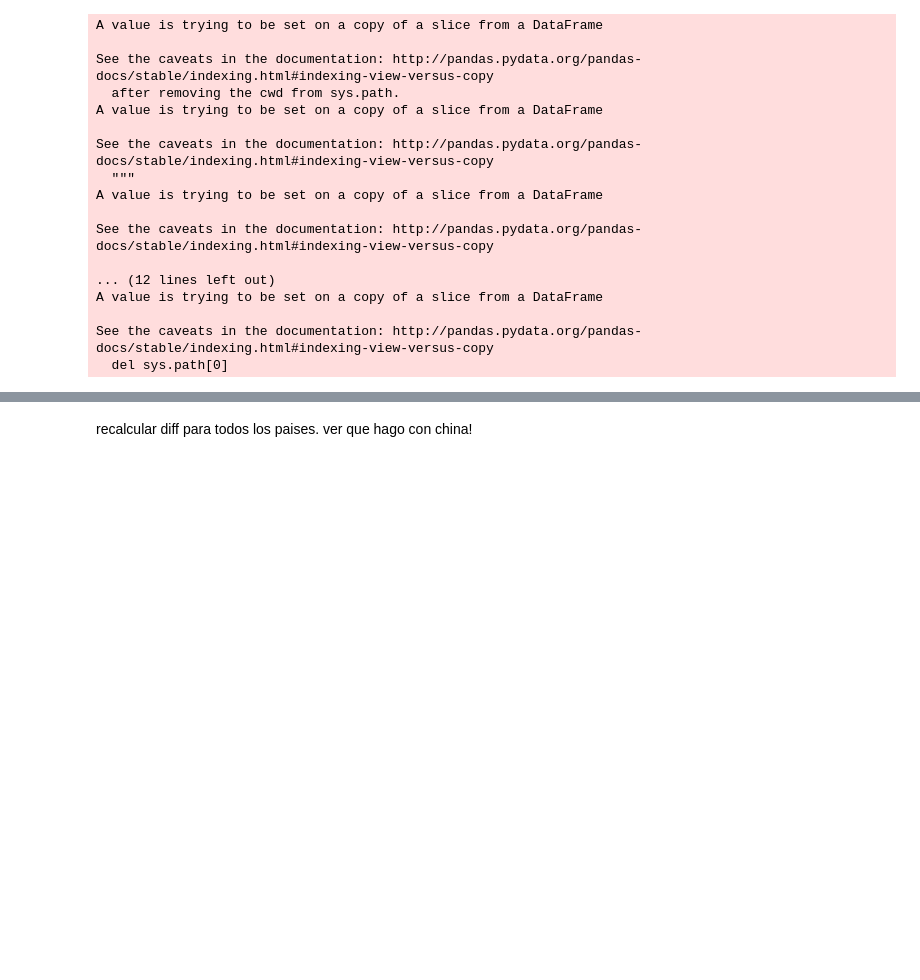
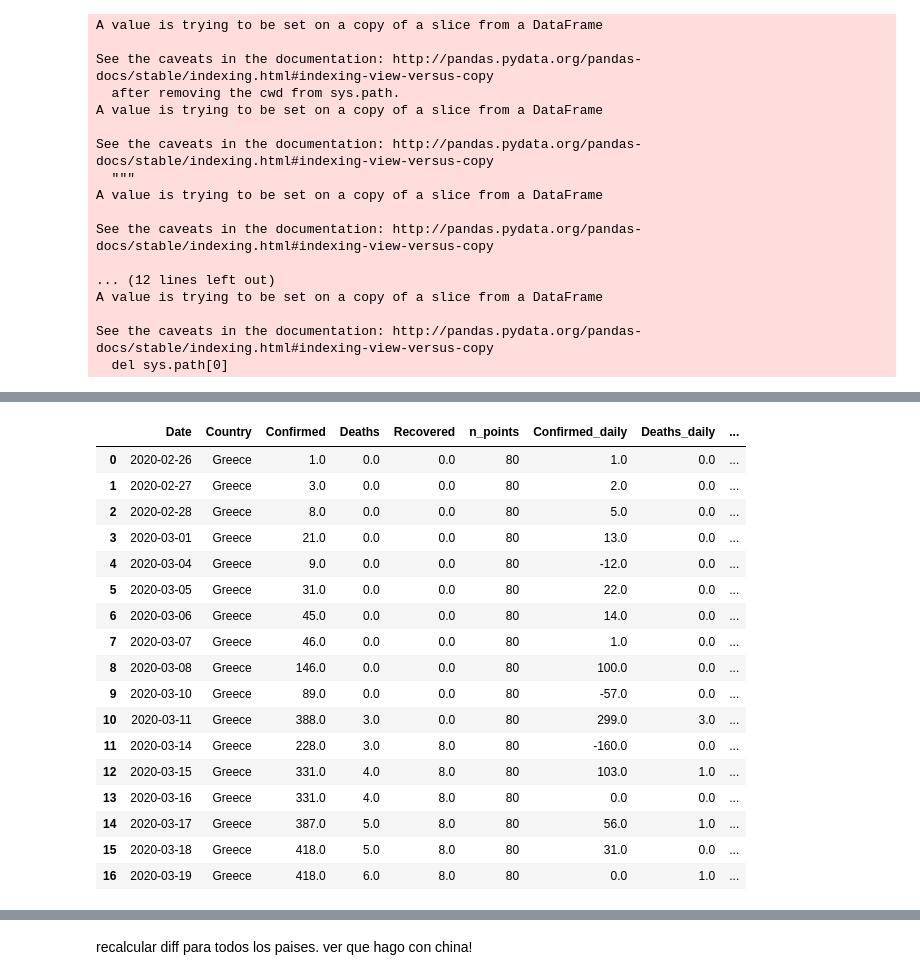
Before and after one commit to cnegrelli/COVID_19, a Jupyter notebook: csse_covid_19_data/csse_covid_19_daily_reports/COVID-19.ipynb, the cells around one changed output, grey strips where cells are left out. Cells and saved outputs as stored; diff of their text form; code cells hidden in the pictures; blank space fills up the shorter version.

Commit message:
Daily cases cleaned for countries starting with G

```diff
--- a/csse_covid_19_data/csse_covid_19_daily_reports/COVID-19.ipynb
+++ b/csse_covid_19_data/csse_covid_19_daily_reports/COVID-19.ipynb
@@ -2119,0 +2129,2 @@ See the caveats in the documentation: http://pandas.pydata.org/pandas-docs/stabl
+# %%
+d['Gabon'] = start_row(d['Gabon'],1)
@@ -2119,0 +2164,2 @@ See the caveats in the documentation: http://pandas.pydata.org/pandas-docs/stabl
+# %%
+d['Georgia'] = clean_row(d['Georgia'],[6,7])
@@ -2119,0 +2198,3 @@ See the caveats in the documentation: http://pandas.pydata.org/pandas-docs/stabl
+# %%
+d['Germany'] = clean_row(d['Germany'],[28])
+d['Germany'] = start_row(d['Germany'],13)
@@ -2119,0 +2231,2 @@ See the caveats in the documentation: http://pandas.pydata.org/pandas-docs/stabl
+# %%
+d['Ghana'] = clean_row(d['Ghana'],[3])
@@ -2119,0 +2245,21 @@ See the caveats in the documentation: http://pandas.pydata.org/pandas-docs/stabl
+# %%
+d['Greece'].head(17)
+# %% [output]
+|  | Date | Country | Confirmed | Deaths | Recovered | n_points | Confirmed_daily | Deaths_daily | ... |
+| 0 | 2020-02-26 | Greece | 1.0 | 0.0 | 0.0 | 80 | 1.0 | 0.0 | ... |
+| 1 | 2020-02-27 | Greece | 3.0 | 0.0 | 0.0 | 80 | 2.0 | 0.0 | ... |
+| 2 | 2020-02-28 | Greece | 8.0 | 0.0 | 0.0 | 80 | 5.0 | 0.0 | ... |
+| 3 | 2020-03-01 | Greece | 21.0 | 0.0 | 0.0 | 80 | 13.0 | 0.0 | ... |
+| 4 | 2020-03-04 | Greece | 9.0 | 0.0 | 0.0 | 80 | -12.0 | 0.0 | ... |
+| 5 | 2020-03-05 | Greece | 31.0 | 0.0 | 0.0 | 80 | 22.0 | 0.0 | ... |
+| 6 | 2020-03-06 | Greece | 45.0 | 0.0 | 0.0 | 80 | 14.0 | 0.0 | ... |
+| 7 | 2020-03-07 | Greece | 46.0 | 0.0 | 0.0 | 80 | 1.0 | 0.0 | ... |
+| 8 | 2020-03-08 | Greece | 146.0 | 0.0 | 0.0 | 80 | 100.0 | 0.0 | ... |
+| 9 | 2020-03-10 | Greece | 89.0 | 0.0 | 0.0 | 80 | -57.0 | 0.0 | ... |
+| 10 | 2020-03-11 | Greece | 388.0 | 3.0 | 0.0 | 80 | 299.0 | 3.0 | ... |
+| 11 | 2020-03-14 | Greece | 228.0 | 3.0 | 8.0 | 80 | -160.0 | 0.0 | ... |
+| 12 | 2020-03-15 | Greece | 331.0 | 4.0 | 8.0 | 80 | 103.0 | 1.0 | ... |
+| 13 | 2020-03-16 | Greece | 331.0 | 4.0 | 8.0 | 80 | 0.0 | 0.0 | ... |
+| 14 | 2020-03-17 | Greece | 387.0 | 5.0 | 8.0 | 80 | 56.0 | 1.0 | ... |
+| 15 | 2020-03-18 | Greece | 418.0 | 5.0 | 8.0 | 80 | 31.0 | 0.0 | ... |
+| 16 | 2020-03-19 | Greece | 418.0 | 6.0 | 8.0 | 80 | 0.0 | 1.0 | ... |
```
Also changed, not shown: parts of 15 cells of this notebook.
